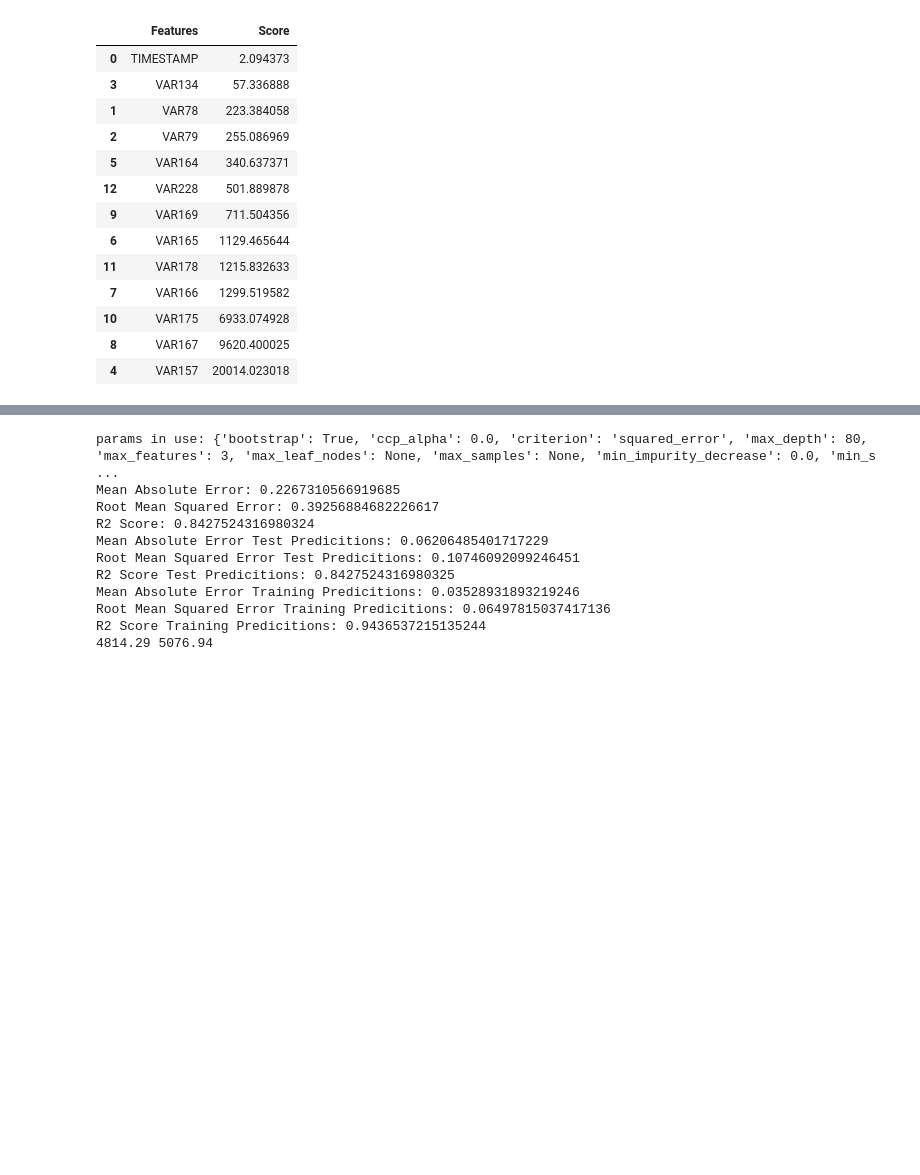
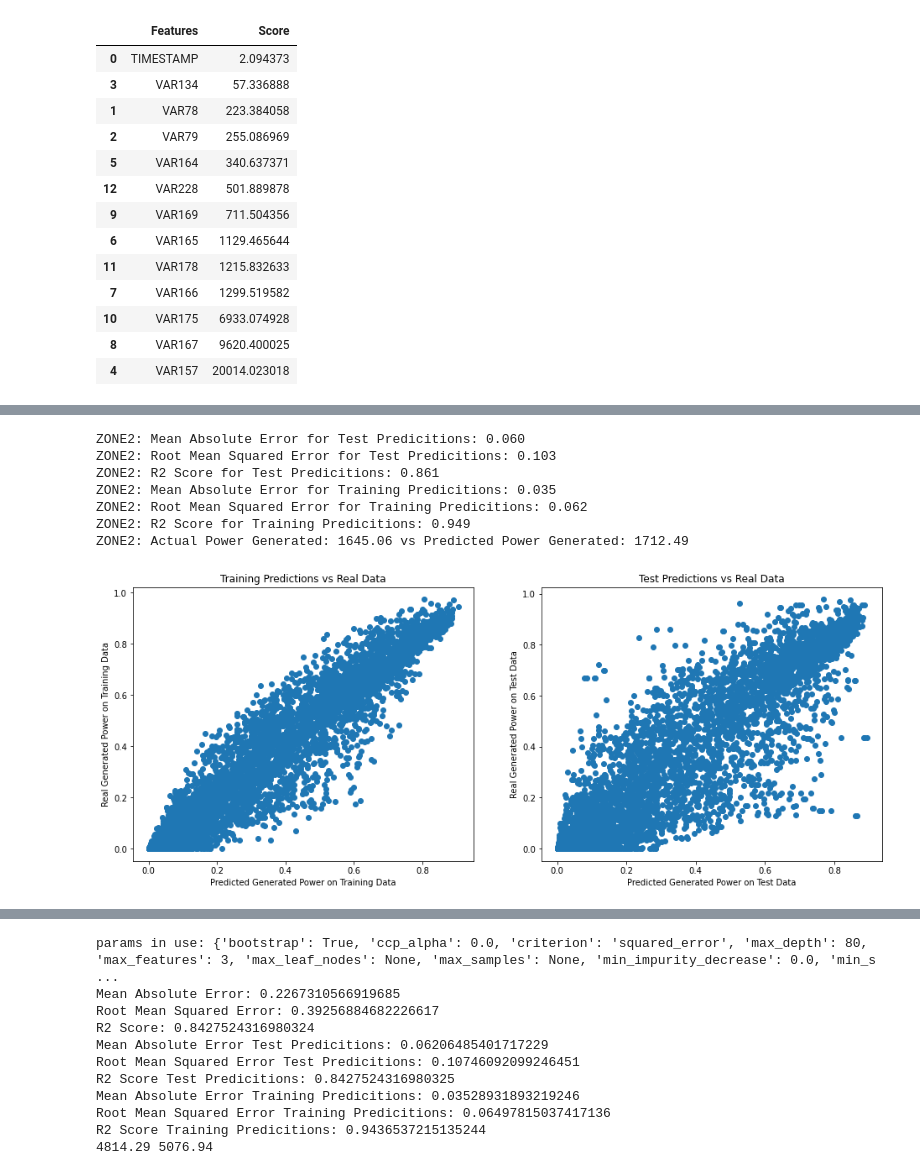
Before and after one commit to gancianthony/SolarForecast, a Jupyter notebook: solar_project.ipynb, the cells around one changed output, grey strips where cells are left out. Saved outputs shown, nothing was run; the diff lists cells and outputs as text; code cells hidden in the pictures; blank space fills up the shorter version.

```diff
--- a/solar_project.ipynb
+++ b/solar_project.ipynb
@@ -245,0 +234,11 @@ Text(0, 0.5, 'Predicted values for y')
+# %%
+zone2actual, zone2pred, zone2mae, zone2rmse  = processZone('ZONE2', zone2_X_train, zone2_y_train, zone2_X_test, zone2_y_test)
+# %% [output]
+ZONE2: Mean Absolute Error for Test Predicitions: 0.060
+ZONE2: Root Mean Squared Error for Test Predicitions: 0.103
+ZONE2: R2 Score for Test Predicitions: 0.861
+ZONE2: Mean Absolute Error for Training Predicitions: 0.035
+ZONE2: Root Mean Squared Error for Training Predicitions: 0.062
+ZONE2: R2 Score for Training Predicitions: 0.949
+ZONE2: Actual Power Generated: 1645.06 vs Predicted Power Generated: 1712.49
+[figure, added]
```
Also changed, not shown: parts of 10 cells of this notebook.
